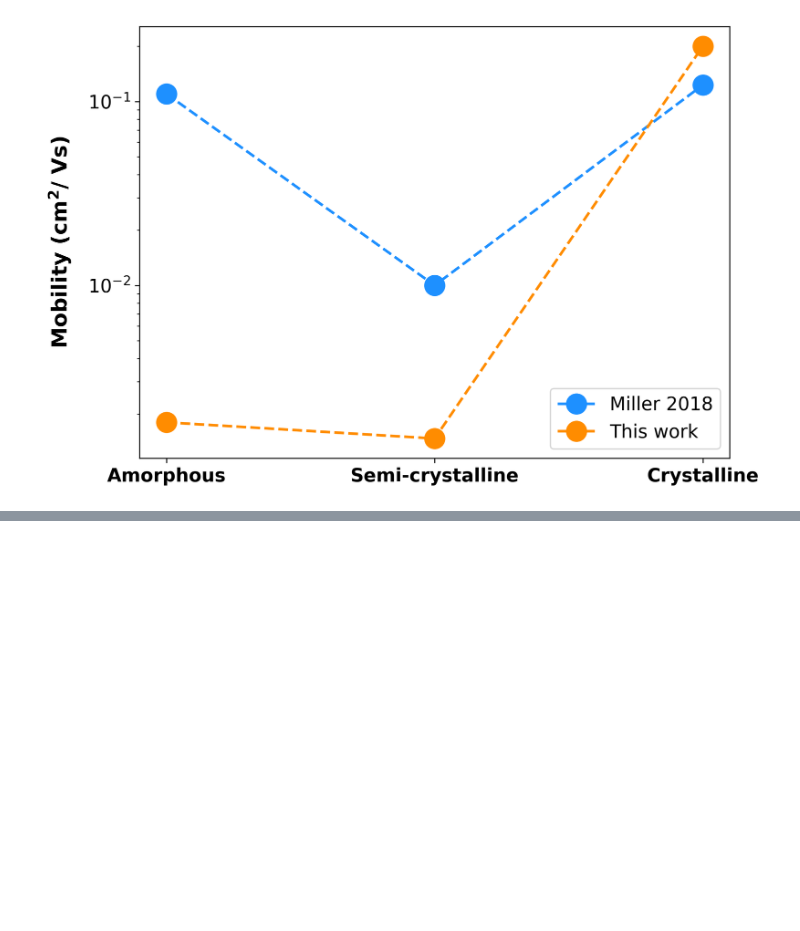
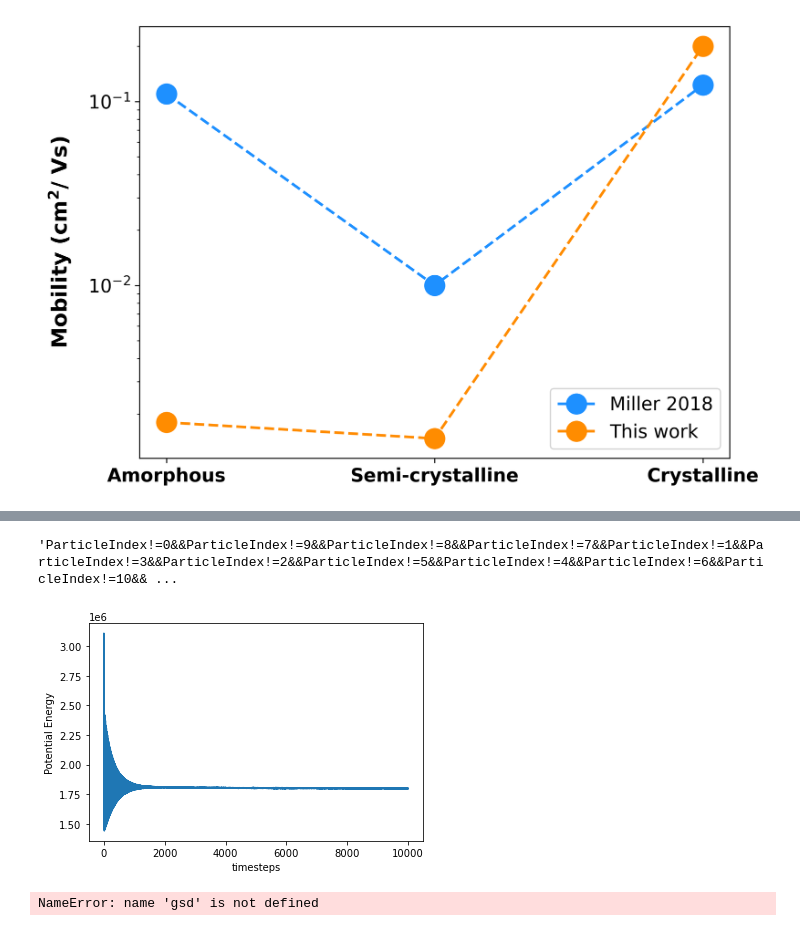
Before and after one commit to JimmyRushing/thesis, a Jupyter notebook: notebooks/reorganization_plot.ipynb, the cells around one changed output, grey strips where cells are left out. Drawn from its saved outputs; the diff is of its cells as text; code cells hidden in the pictures; blank space fills up the shorter version.

```diff
--- a/notebooks/reorganization_plot.ipynb
+++ b/notebooks/reorganization_plot.ipynb
@@ -139,0 +152,42 @@ fig.savefig('../src/figures/validation', bbox_inches = "tight", facecolor = "whi
+# %%
+list =[]
+for j in x:
+    for i in j:
+
+        string = "ParticleIndex!="+str(i)+"&&"
+        list.append(string)
+s = ""
+for item in list:
+    s += item
+s
+# %% [output]
+'ParticleIndex!=0&&ParticleIndex!=9&&ParticleIndex!=8&&ParticleIndex!=7&&ParticleIndex!=1&&ParticleIndex!=3&&ParticleIndex!=2&&ParticleIndex!=5&&ParticleIndex!=4&&ParticleIndex!=6&&ParticleIndex!=10&& ...
+# %%
+
+
+
+def plot_potential_energy(filename, start= 0):
+    potential_energy = np.loadtxt(filename,skiprows=1, usecols=[4])
+    plt.plot(np.arange(start=start,stop=start+len(potential_energy[start:])),potential_energy[start:])
+    plt.ylabel('Potential Energy')
+    plt.xlabel('timesteps')
+# %%
+
+logfile = "/Users/jimmy/repos/thesis/gsds/ITIC/trajectory.log"
+plot_potential_energy(filename = logfile)
+# %% [output]
+[figure, added]
+# %%
+import hoomd
+f = gsd.pygsd.GSDFile(open("/Users/jimmy/repos/thesis/gsds/ITIC/trajectory.log", "rb"))
+t = gsd.hoomd.HOOMDTrajectory(f)
+last_frame = [-1]
+frame = len(t)
+snap = hoomd.data.gsd_snapshot(job_path, frame-1)
+points = snap.particles.position
+box = freud.Box.from_box(snap.box)
+dp = freud.diffraction.DiffractionPattern(grid_size=1024,
+                                  output_size=1024)
+dp.compute((box, points), view_orientation=np.array([1,0,0,0]))
+# %% [output]
+NameError: name 'gsd' is not defined
```
Also changed, not shown: parts of 2 cells of this notebook, 1 other file.
